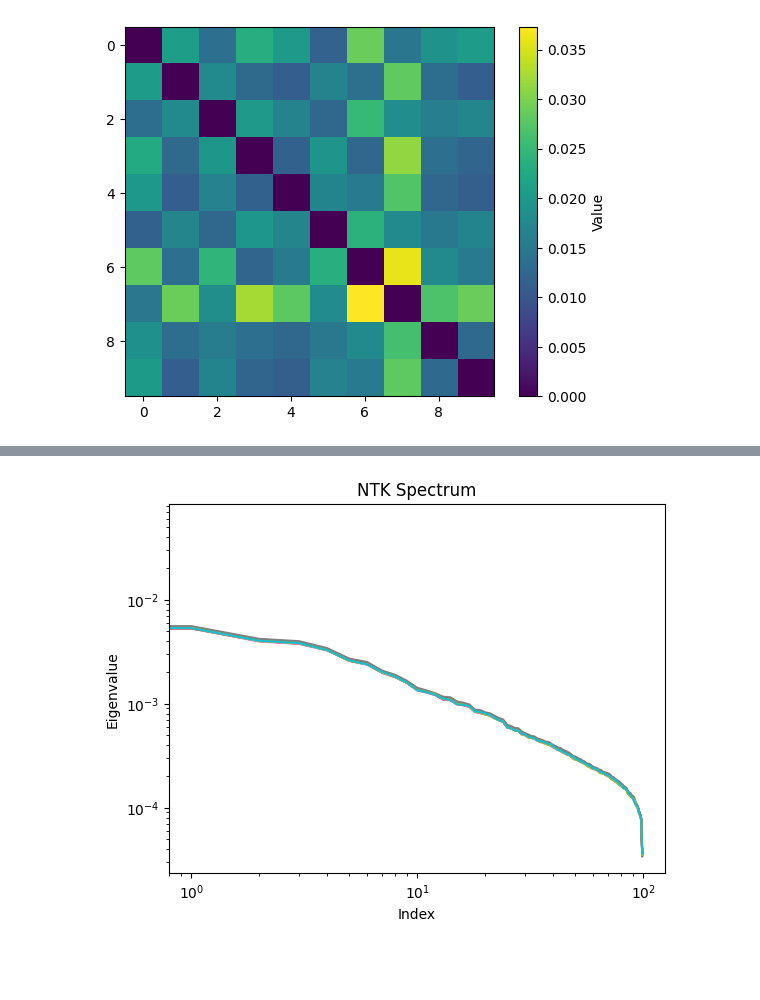
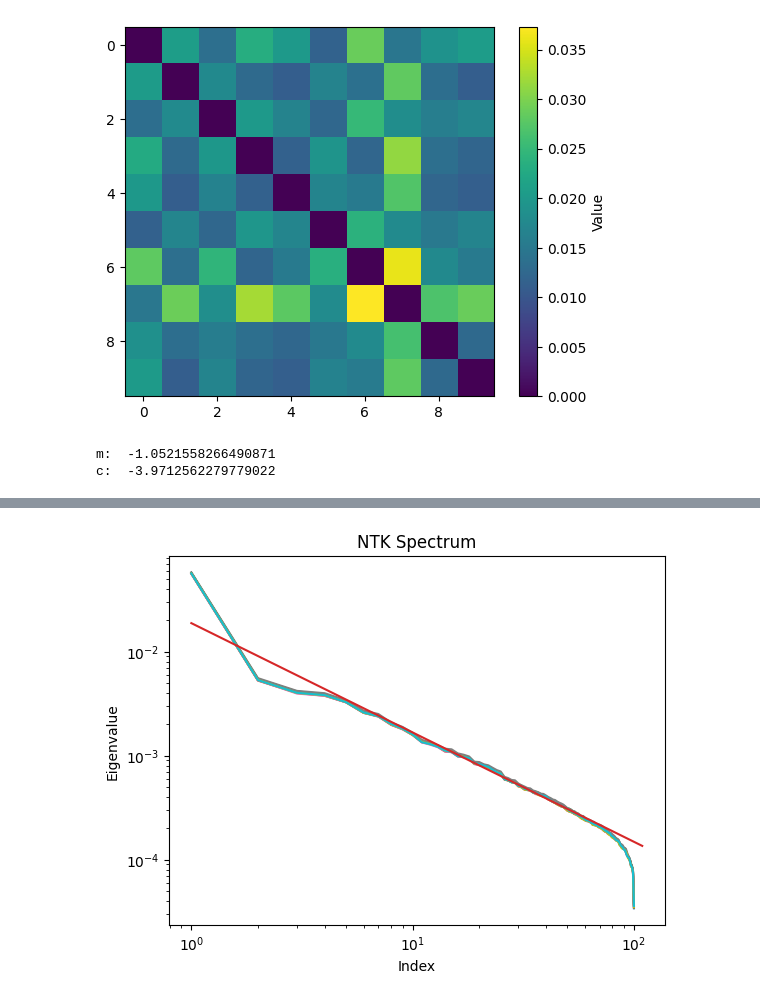
Before and after one commit to aaronjhf/Linear-Models, a Jupyter notebook: NTK_factorization.ipynb, the cells around one changed output, grey strips where cells are left out. Cells and saved outputs as stored; diff of their text form; code cells hidden in the pictures; blank space fills up the shorter version.

```diff
--- a/NTK_factorization.ipynb
+++ b/NTK_factorization.ipynb
@@ -115,14 +115,31 @@ plt.colorbar(label='Value')
 plt.show()
 # %% [output]
 [figure]
+# %%
+def power_fit(xdata, ydata):
+    xlog = [np.log(x) for x in xdata]
+    ylog = [np.log(y) for y in ydata]
+    A = np.vstack([xlog, np.ones(len(xlog))]).T
+    m, c = np.linalg.lstsq(A, ylog)[0]
+    print("m: ", m)
+    print("c: ", c)
+
+    return m, c
 # %%
 specs = [sorted(np.linalg.eigvalsh(ntk_matrix[i, i]), reverse = True) for i in range(10)]
 for spec in specs:
-    plt.loglog(spec)
+    plt.loglog(np.arange(1, len(spec)+1) ,spec)
 
+m, c = power_fit(np.arange(5, 71), specs[0][4:70])
+
+yfit = [np.exp(c)*x**m for x in np.arange(1, 110)]
+
+plt.loglog(np.arange(1, 110), yfit, color="tab:red")
 plt.xlabel('Index')
 plt.ylabel('Eigenvalue')
 plt.title('NTK Spectrum')
 
 plt.show()
 # %% [output]
+m:  -1.0521558266490871
+c:  -3.9712562279779022
@@ -129 +148 @@ plt.show()
-[figure, old version]
+[figure, new version]
```
Also changed, not shown: parts of 1 cell of this notebook.
